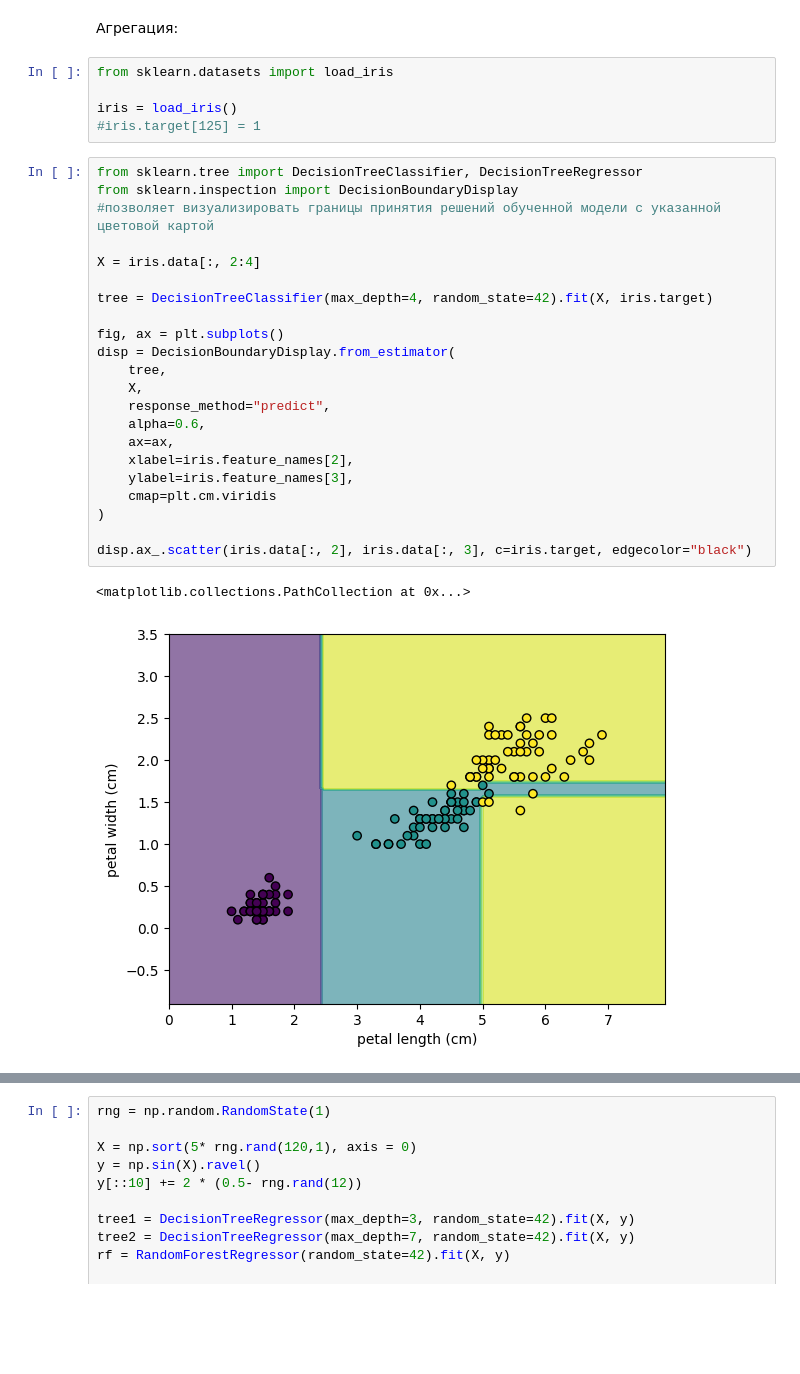
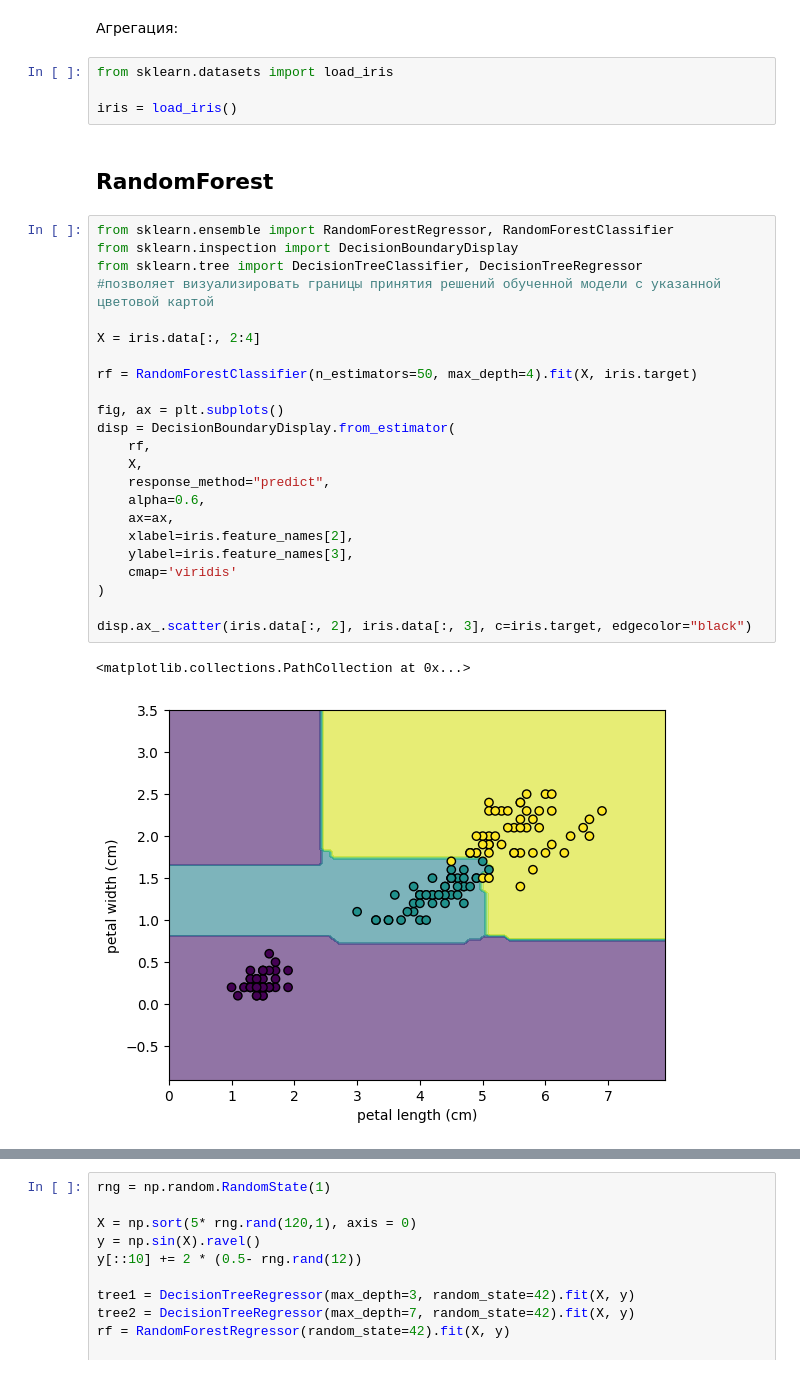
Before and after one commit to alexander-mirea/ML2025, a Jupyter notebook: Практика 6/Практика 6.ipynb, the cells around one changed output, grey strips where cells are left out. Saved outputs shown, nothing was run; the diff lists cells and outputs as text; blank space fills up the shorter version.

```diff
--- a/Практика 6/Практика 6.ipynb
+++ b/Практика 6/Практика 6.ipynb
@@ -16,29 +16,31 @@ import seaborn as sns
 from sklearn.datasets import load_iris
 
 iris = load_iris()
-#iris.target[125] = 1
+# %% [markdown]
+## RandomForest
 # %%
+from sklearn.ensemble import RandomForestRegressor, RandomForestClassifier
+from sklearn.inspection import DecisionBoundaryDisplay
 from sklearn.tree import DecisionTreeClassifier, DecisionTreeRegressor
-from sklearn.inspection import DecisionBoundaryDisplay
 #позволяет визуализировать границы принятия решений обученной модели с указанной цветовой картой
 
 X = iris.data[:, 2:4]
 
-tree = DecisionTreeClassifier(max_depth=4, random_state=42).fit(X, iris.target)
+rf = RandomForestClassifier(n_estimators=50, max_depth=4).fit(X, iris.target)
 
 fig, ax = plt.subplots()
 disp = DecisionBoundaryDisplay.from_estimator(
-    tree,
+    rf,
     X,
     response_method="predict",
     alpha=0.6,
     ax=ax,
     xlabel=iris.feature_names[2],
     ylabel=iris.feature_names[3],
-    cmap=plt.cm.viridis
+    cmap='viridis'
 )
 
 disp.ax_.scatter(iris.data[:, 2], iris.data[:, 3], c=iris.target, edgecolor="black")
 # %% [output]
 <matplotlib.collections.PathCollection at 0x...>
-[figure, old version]
+[figure, new version]
```
Also changed, not shown: parts of 19 cells of this notebook, 1 other file.
